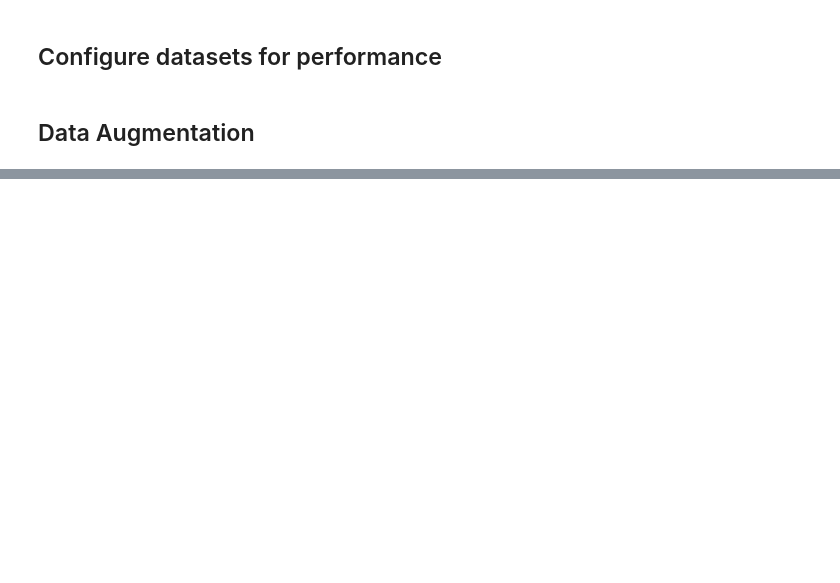
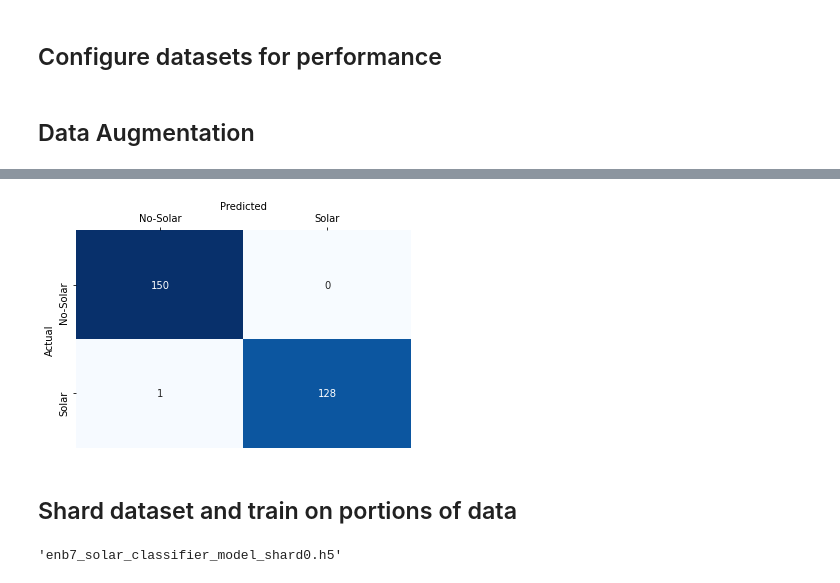
Before and after one commit to fvergaracontesse/hyperion_solar_net, a Jupyter notebook: models/efficientnet_tf_classifier_training.ipynb, the cells around one changed output, grey strips where cells are left out. Saved outputs shown, nothing was run; the diff lists cells and outputs as text; code cells hidden in the pictures; blank space fills up the shorter version.

Commit message:
updated classifier notebook

```diff
--- a/models/efficientnet_tf_classifier_training.ipynb
+++ b/models/efficientnet_tf_classifier_training.ipynb
@@ -753,0 +842,3 @@ print(confusion_matrix(label_batch, predictions))
+# %%
+### Evaluate Best Model to compare with the current model
+best_labels, best_predictions = evaluate_model(BEST_MODEL, validation_dataset, "Best Model")
@@ -753,0 +861,12 @@ print(confusion_matrix(label_batch, predictions))
+# %%
+# plot best model confusion matrix
+plot_confusion_matrix(best_labels, best_predictions)
+# %% [output]
+[figure, added]
+# %% [markdown]
+## Shard dataset and train on portions of data
+# %%
+model_name = f'enb7_solar_classifier_model_shard{i}.h5'
+model_name
+# %% [output]
+'enb7_solar_classifier_model_shard0.h5'
```
Also changed, not shown: parts of 77 cells of this notebook.
